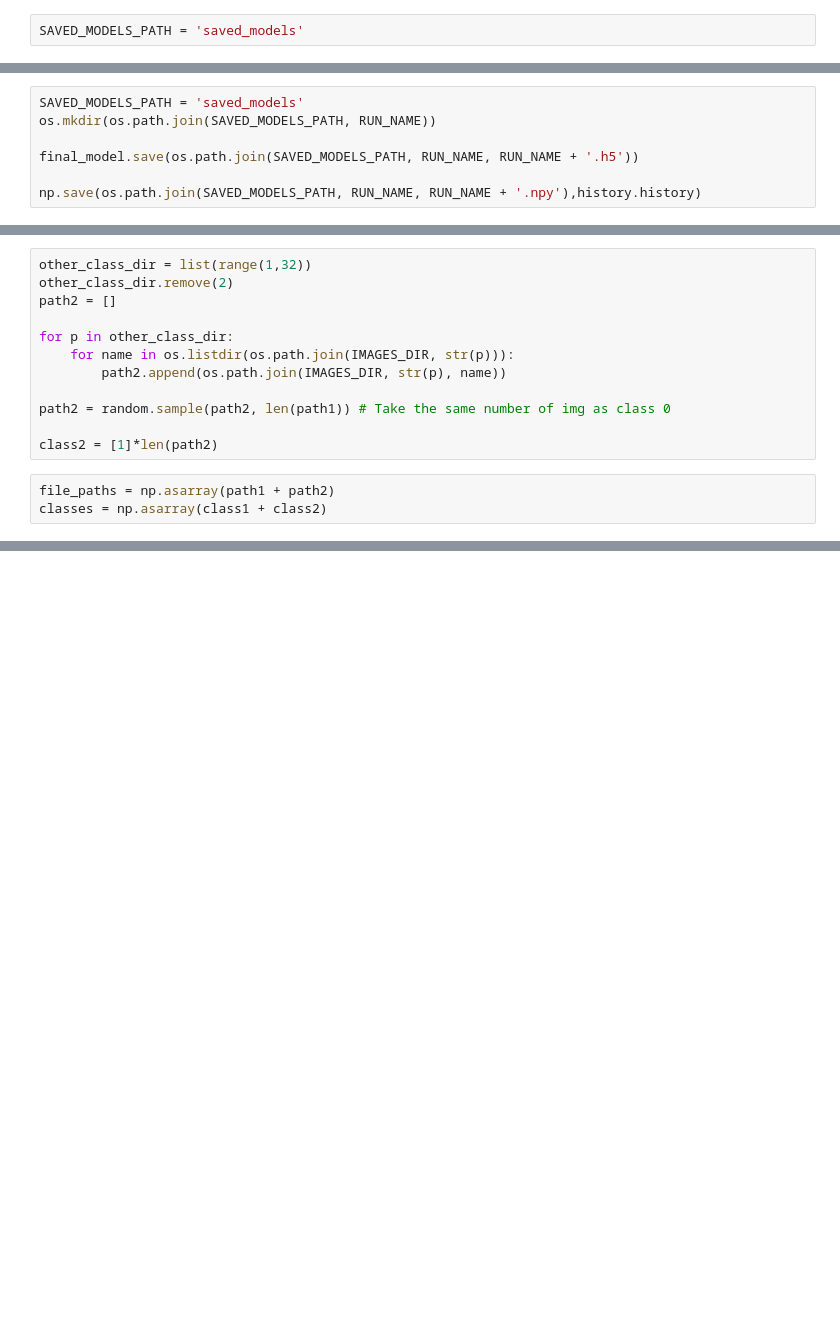
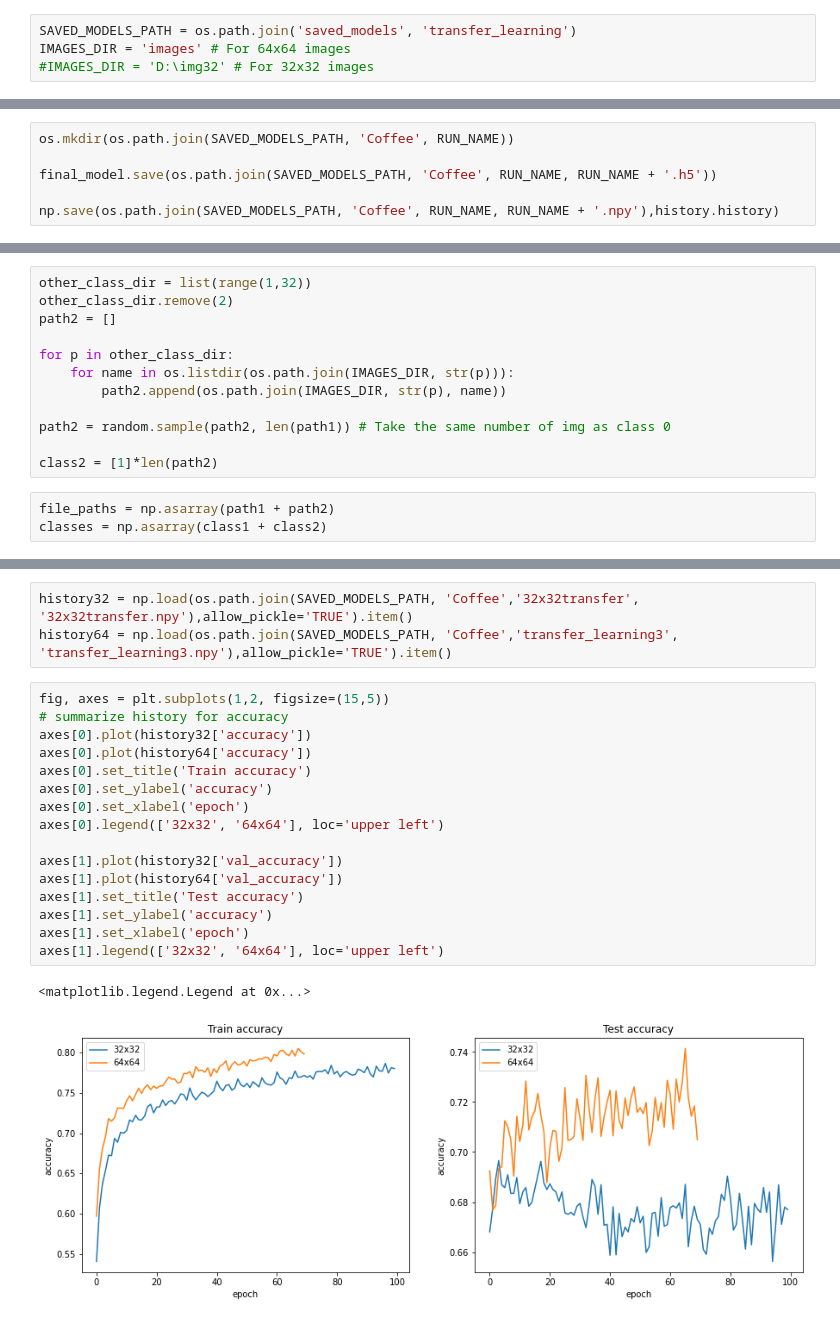
Before and after one commit to RomainCapo/IADeforestation, a Jupyter notebook: TrainingTransferMulti.ipynb, the cells around one changed output, grey strips where cells are left out. Saved outputs shown, nothing was run; the diff lists cells and outputs as text; blank space fills up the shorter version.

```diff
--- a/TrainingTransferMulti.ipynb
+++ b/TrainingTransferMulti.ipynb
@@ -39,4 +47,6 @@ incarnation: 17523429422203101649
 physical_device_desc: "device: 0, name: GeForce GTX 960, pci bus id: 0000:01:00.0, compute capability: 5.2"
 ]
 # %%
-SAVED_MODELS_PATH = 'saved_models'
+SAVED_MODELS_PATH = os.path.join('saved_models', 'transfer_learning')
+IMAGES_DIR = 'images' # For 64x64 images
+#IMAGES_DIR = 'D:\img32' # For 32x32 images
@@ -213,10 +215,9 @@ Epoch 70/70
 # %%
-SAVED_MODELS_PATH = 'saved_models'
-os.mkdir(os.path.join(SAVED_MODELS_PATH, RUN_NAME))
+os.mkdir(os.path.join(SAVED_MODELS_PATH, 'Coffee', RUN_NAME))
 
-final_model.save(os.path.join(SAVED_MODELS_PATH, RUN_NAME, RUN_NAME + '.h5'))
+final_model.save(os.path.join(SAVED_MODELS_PATH, 'Coffee', RUN_NAME, RUN_NAME + '.h5'))
 
-np.save(os.path.join(SAVED_MODELS_PATH, RUN_NAME, RUN_NAME + '.npy'),history.history)
+np.save(os.path.join(SAVED_MODELS_PATH, 'Coffee', RUN_NAME, RUN_NAME + '.npy'),history.history)
 # %%
 # summarize history for accuracy
 plt.plot(history.history['accuracy'])
@@ -611,0 +616,22 @@ plt.legend(['train', 'val'], loc='upper left')
+# %%
+history32 = np.load(os.path.join(SAVED_MODELS_PATH, 'Coffee','32x32transfer', '32x32transfer.npy'),allow_pickle='TRUE').item()
+history64 = np.load(os.path.join(SAVED_MODELS_PATH, 'Coffee','transfer_learning3', 'transfer_learning3.npy'),allow_pickle='TRUE').item()
+# %%
+fig, axes = plt.subplots(1,2, figsize=(15,5))
+# summarize history for accuracy
+axes[0].plot(history32['accuracy'])
+axes[0].plot(history64['accuracy'])
+axes[0].set_title('Train accuracy')
+axes[0].set_ylabel('accuracy')
+axes[0].set_xlabel('epoch')
+axes[0].legend(['32x32', '64x64'], loc='upper left')
+
+axes[1].plot(history32['val_accuracy'])
+axes[1].plot(history64['val_accuracy'])
+axes[1].set_title('Test accuracy')
+axes[1].set_ylabel('accuracy')
+axes[1].set_xlabel('epoch')
+axes[1].legend(['32x32', '64x64'], loc='upper left')
+# %% [output]
+<matplotlib.legend.Legend at 0x...>
+[figure, added]
```
Also changed, not shown: parts of 53 cells of this notebook, 8 other files.
